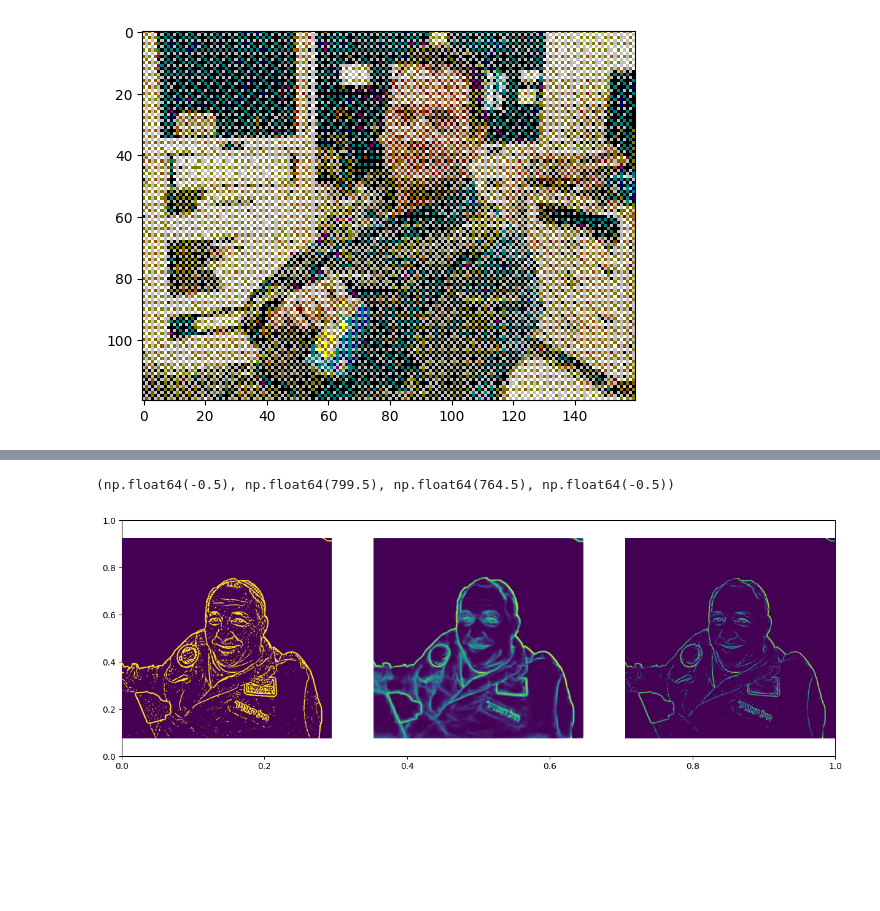
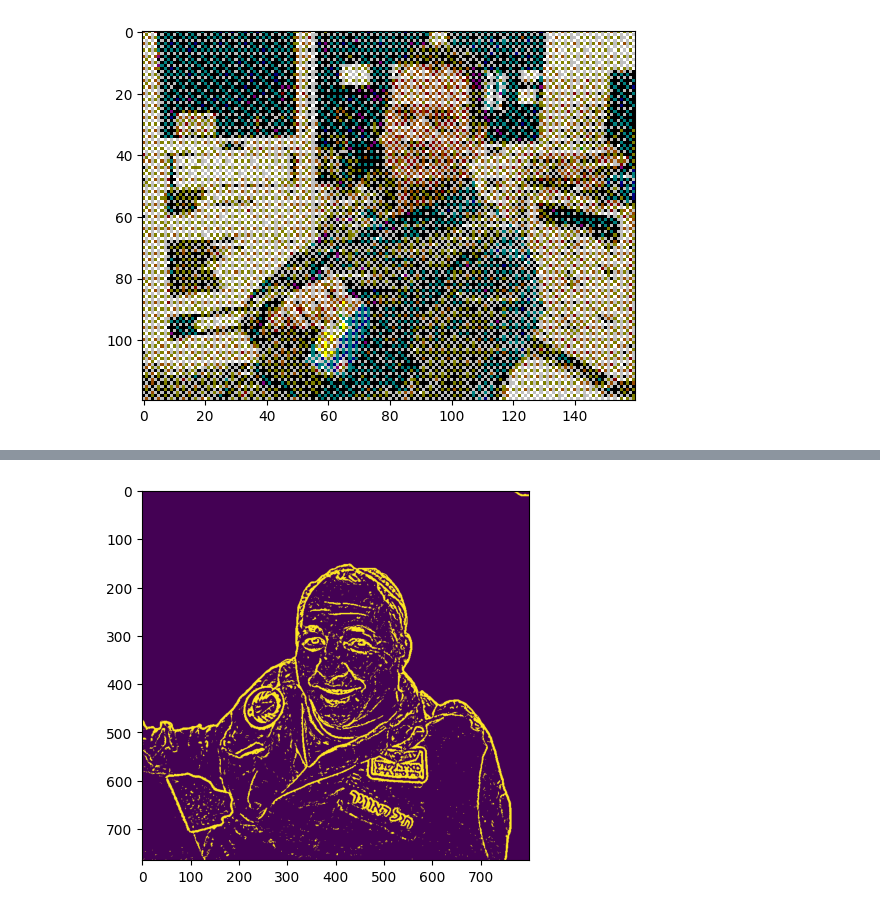
Before and after one commit to Ziv-spec/randomfun, a Jupyter notebook: ml/face.ipynb, the cells around one changed output, grey strips where cells are left out. Saved outputs shown, nothing was run; the diff lists cells and outputs as text; code cells hidden in the pictures; blank space fills up the shorter version.

```diff
--- a/ml/face.ipynb
+++ b/ml/face.ipynb
@@ -165,25 +88,18 @@ out = out.astype(np.uint8)
 # %%
+import cv2 as cv
+import matplotlib.pyplot as plt
+import numpy as np
+image_path = 'ashush_body.jpeg'
 
 img = cv.imread(image_path, cv.IMREAD_GRAYSCALE)
 
 img = cv.medianBlur(img,5)
 # https://docs.opencv.org/4.x/d7/d4d/tutorial_py_thresholding.html
 gray_threshold = cv.adaptiveThreshold(img,255,cv.ADAPTIVE_THRESH_GAUSSIAN_C, cv.THRESH_BINARY_INV,11,2)
-gray_hed = cv.cvtColor( out, cv.COLOR_RGB2GRAY)
-gray_bitwise_hed_and_threshold = np.bitwise_and(gray_threshold, gray_hed)
-plt.subplots(figsize=(15, 5))
-plt.subplot(1, 3, 1)
-plt.axis('off')
 plt.imshow(gray_threshold)
-plt.subplot(1, 3, 2)
-plt.imshow(gray_hed)
-plt.axis('off')
-plt.subplot(1, 3, 3)
-plt.imshow(gray_bitwise_hed_and_threshold)
-plt.axis('off')
+gray_bitwise_hed_and_threshold = gray_threshold
 # %% [output]
-(np.float64(-0.5), np.float64(799.5), np.float64(764.5), np.float64(-0.5))
-[figure, old version]
+[figure, new version]
 # %%
 import cv2
 
```
Also changed, not shown: parts of 7 cells of this notebook, 3 other files.
